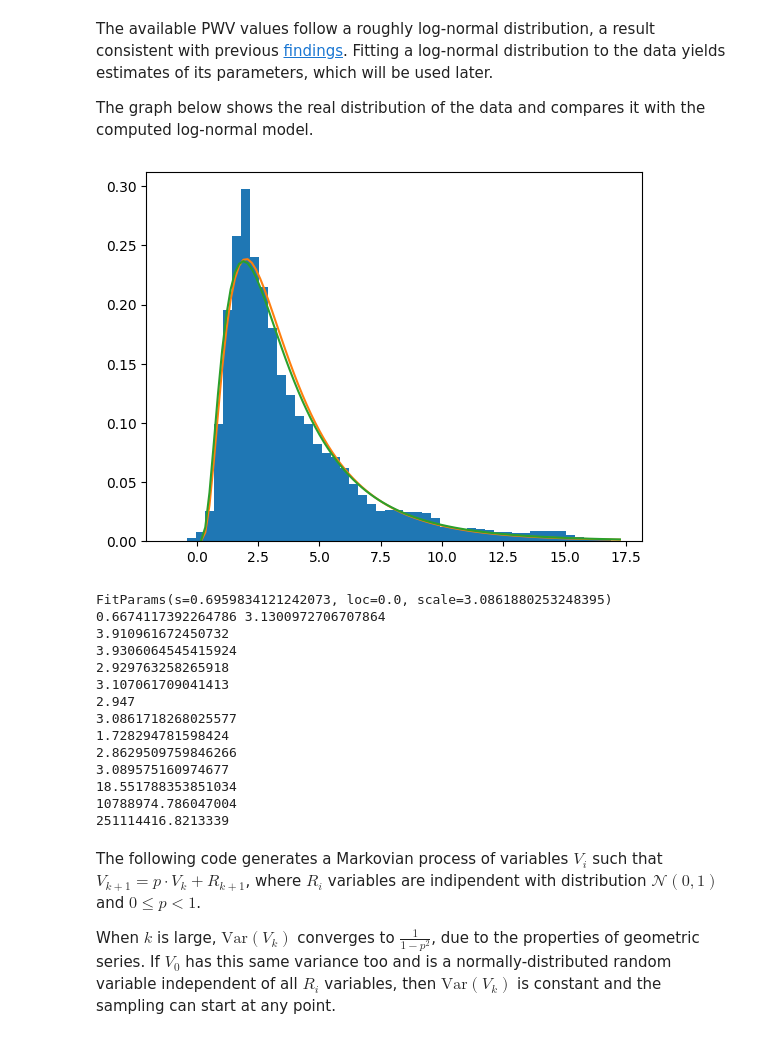
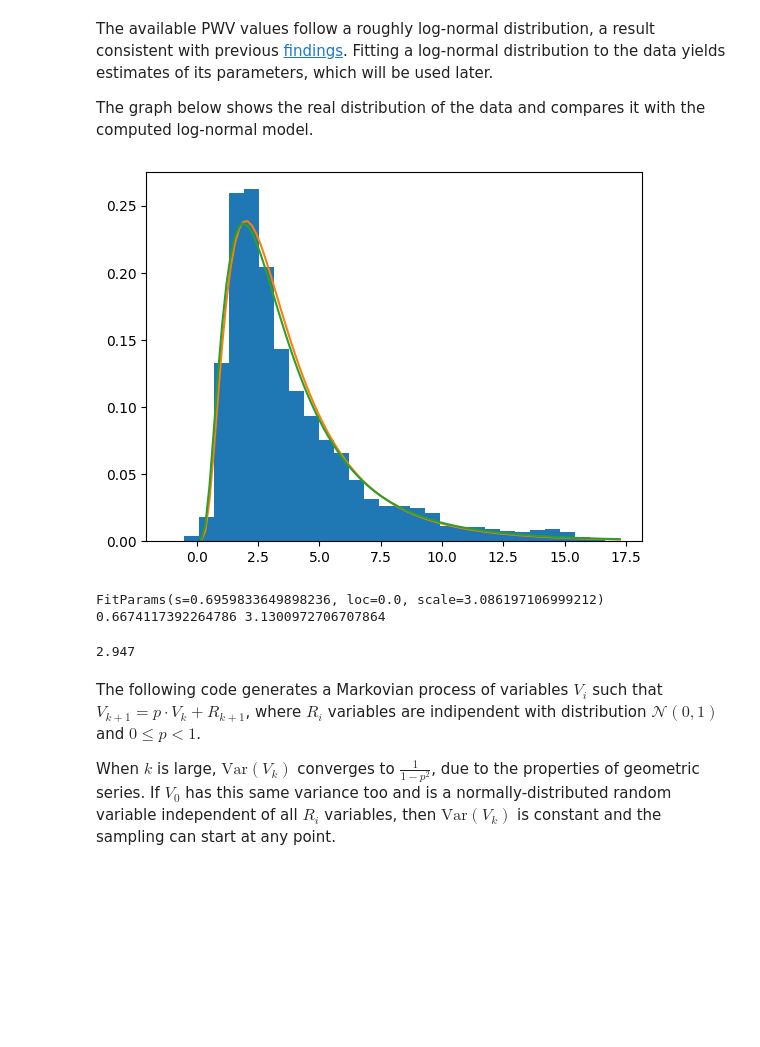
Before and after one commit to Aspie96/AstroTesi, a Jupyter notebook: notebooks/GeneratePVW.ipynb, the cells around one changed output. Saved outputs shown, nothing was run; the diff lists cells and outputs as text; code cells hidden in the pictures; blank space fills up the shorter version.

```diff
--- a/notebooks/GeneratePVW.ipynb
+++ b/notebooks/GeneratePVW.ipynb
@@ -41,7 +41,7 @@ The available PWV values follow a roughly log-normal distribution, a result cons
 
 The graph below shows the real distribution of the data and compares it with the computed log-normal model.
 # %%
-plt.hist(pwv_values, bins=50, density=True)
+plt.hist(pwv_values, bins=30, density=True)
 #plt.show()
 
 mean = pwv_values.mean()
@@ -51,61 +51,37 @@ s_g = np.sqrt(s2)
 scale_g = mean * np.exp(-s2 / 2)
 distribution = scipy.stats.lognorm(s=s_g, scale=scale_g)
 span = np.arange(pwv_values.max(), step=pwv_values.max() / 100) + pwv_values.max() / 100
 plt.plot(span, distribution.pdf(span))
 #plt.show()
 
 bounds = { "s": (0, 1), "scale": (0, 10) }
 guess = { "s": s_g, "scale": scale_g }
 result = scipy.stats.fit(scipy.stats.lognorm, pwv_values, bounds=bounds, guess=guess)
 params = result.params
 distribution = scipy.stats.lognorm(*params)
 span = np.arange(pwv_values.max(), step=pwv_values.max() / 100) + pwv_values.max() / 100
 plt.plot(span, distribution.pdf(span))
 #plt.show()
 
 #distribution = scipy.stats.lognorm(s=0.7, scale=3.1)
 #span = np.arange(pwv_values.max(), step=pwv_values.max() / 100) + pwv_values.max() / 100
 #plt.plot(span, distribution.pdf(span))
 plt.show()
 
 print(params)
 print(s_g, scale_g)
 
 skew = (np.exp(s2) + 2) * np.sqrt(np.exp(s2) - 1)
 kurtosis = np.exp(4 * s2) + 2 * np.exp(3 * s2) + 3 * np.exp(2 * s2) - 6
 median = np.exp(s_g)
 scipy.stats.skew(pwv_values)
 scipy.stats.kurtosis(pwv_values)
 np.median(pwv_values)
-
-print(pwv_values.mean())
-print(np.mean(distribution.rvs(10000000)))
-print(pwv_values.std())
-print(np.std(distribution.rvs(10000000)))
-print(np.median(pwv_values))
-print(np.median(distribution.rvs(10000000)))
-print(scipy.stats.skew(pwv_values))
-print(scipy.stats.skew(distribution.rvs(10000000)))
-print(scipy.stats.kurtosis(pwv_values))
-print(scipy.stats.kurtosis(distribution.rvs(10000000)))
-print(np.sum(pwv_values ** 2))
-print(np.sum(distribution.rvs(10000000) ** 2))
 # %% [output]
-[figure, old version]
+[figure, new version]
-FitParams(s=0.6959834121242073, loc=0.0, scale=3.0861880253248395)
+FitParams(s=0.6959833649898236, loc=0.0, scale=3.086197106999212)
 0.6674117392264786 3.1300972706707864
-3.910961672450732
-3.9306064545415924
-2.929763258265918
-3.107061709041413
-2.947
-3.0861718268025577
-1.728294781598424
-2.8629509759846266
-3.089575160974677
-18.551788353851034
-10788974.786047004
-251114416.8213339
+2.947
 # %% [markdown]
 The following code generates a Markovian process of variables $V_i$ such that $V_{k+1}=p \cdot V_k+R_{k+1}$, where $R_i$ variables are indipendent with distribution $\mathcal{N}(0,1)$ and $0 \le p<1$.
 
```
Also changed, not shown: parts of 3 cells of this notebook.
